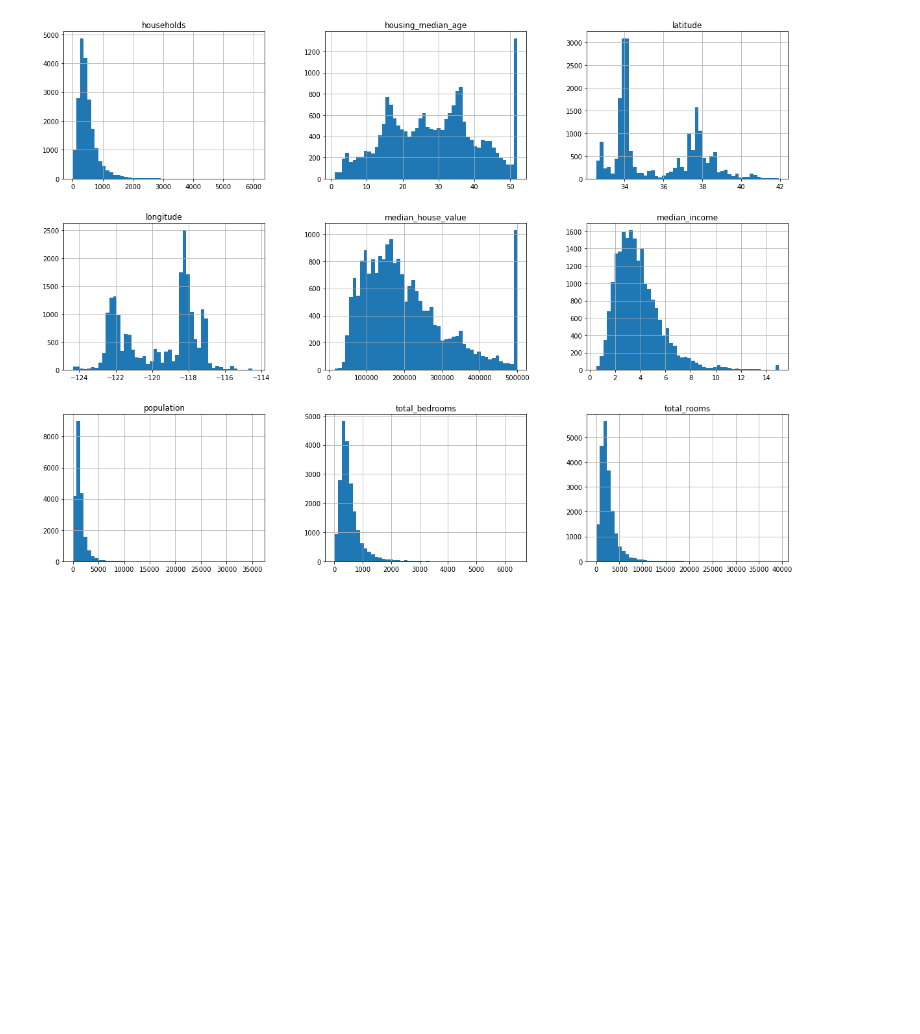
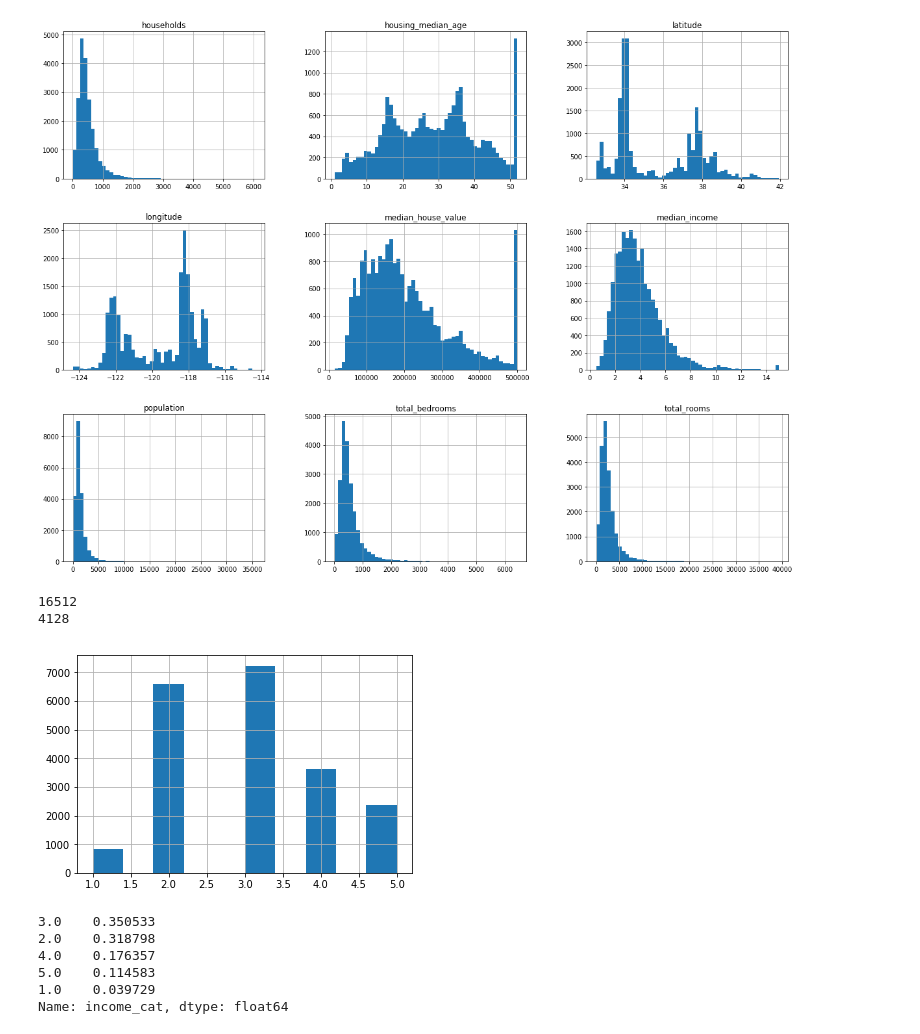
Before and after one commit to ryorsini/ml-exercises, a Jupyter notebook: ml_ex1.ipynb, the cells around one changed output. Saved outputs shown, nothing was run; the diff lists cells and outputs as text; code cells hidden in the pictures; blank space fills up the shorter version.

```diff
--- a/ml_ex1.ipynb
+++ b/ml_ex1.ipynb
@@ -82,3 +82,23 @@ housing.hist(bins=50, figsize=(20,15))
 plt.show()
 # %% [output]
 [figure]
+# %%
+import numpy as np
+
+# Over time this will run through the whole dataset. Solution is to save the test set on the first run.
+# Another is to set the random number generator's seed (e.g. np.random.seed(42)) before calling np.random.permutation()
+# Both of the above will break when an updated dataset is fetched
+
+def split_train_test(data, test_ratio):
+    shuffled_indices = np.random.permutation(len(data))
+    test_set_size = int(len(data) * test_ratio)
+    test_indices = shuffled_indices[:test_set_size]
+    train_indices = shuffled_indices[test_set_size:]
+    return data.iloc[train_indices], data.iloc[test_indices]
+
+train_set, test_set = split_train_test(housing, 0.2)
+print(len(train_set))
+print(len(test_set))
+# %% [output]
+16512
+4128
@@ -84,0 +142,19 @@ plt.show()
+# %%
+# Suppose that median income is deemed an important feature in the prediction of median housing prices
+# The histogram below shows that there is a significant clustering from 2-5 ($20K - $50K):
+
+#housing["median_income"].hist(bins=50, figsize=(20,15))
+#plt.show()
+
+# In order to use median income as a predictor for housing prices we will want to create catergorical values
+# Divide median income by 1.5 to limit the number of income categories, rounds up using numpy.ceil()
+
+housing["income_cat"] = np.ceil(housing["median_income"] / 1.5)
+housing["income_cat"].where(housing["income_cat"] < 5, 5.0, inplace=True)
+
+# Histgram shows new median_income:
+
+housing["income_cat"].hist()
+plt.show()
+# %% [output]
+[figure, added]
@@ -84,0 +171,11 @@ plt.show()
+# %%
+# Shows proportions of income category in the test set w/ stratified sampling. Once again, this is useful
+# when using small data sets where randomized sampling my skew the proportions
+strat_test_set["income_cat"].value_counts() / len(strat_test_set)
+# %% [output]
+3.0    0.350533
+2.0    0.318798
+4.0    0.176357
+5.0    0.114583
+1.0    0.039729
+Name: income_cat, dtype: float64
```
Also changed, not shown: parts of 5 cells of this notebook.
